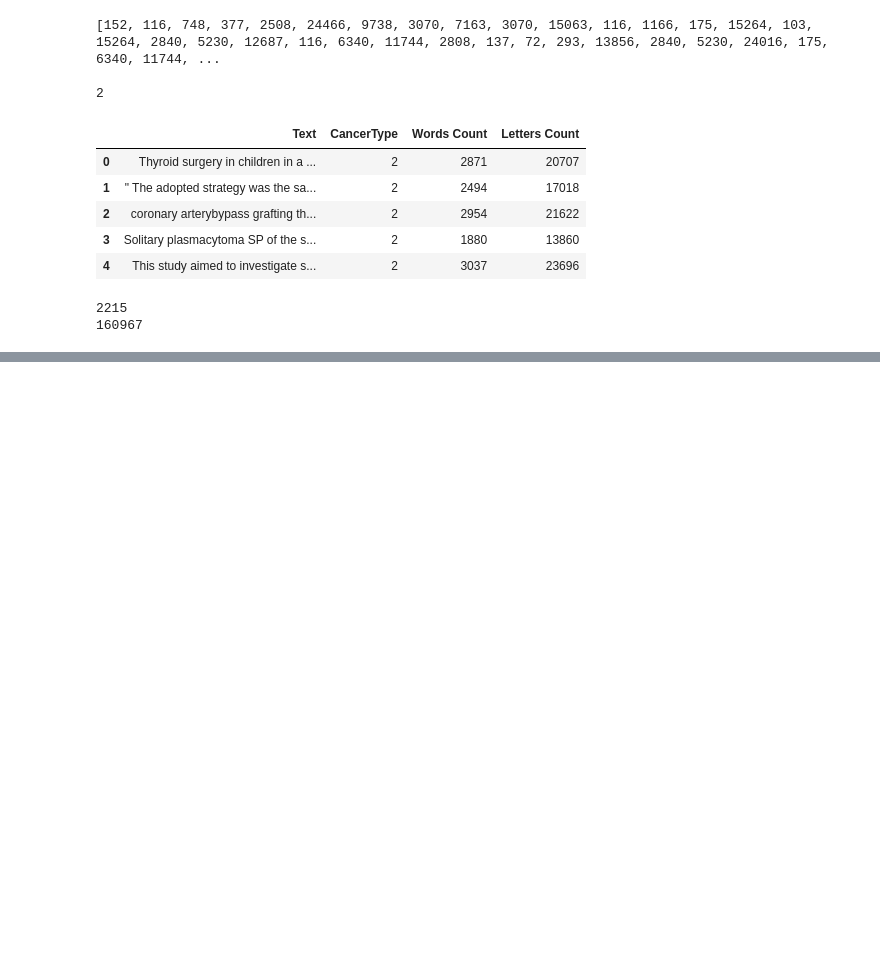
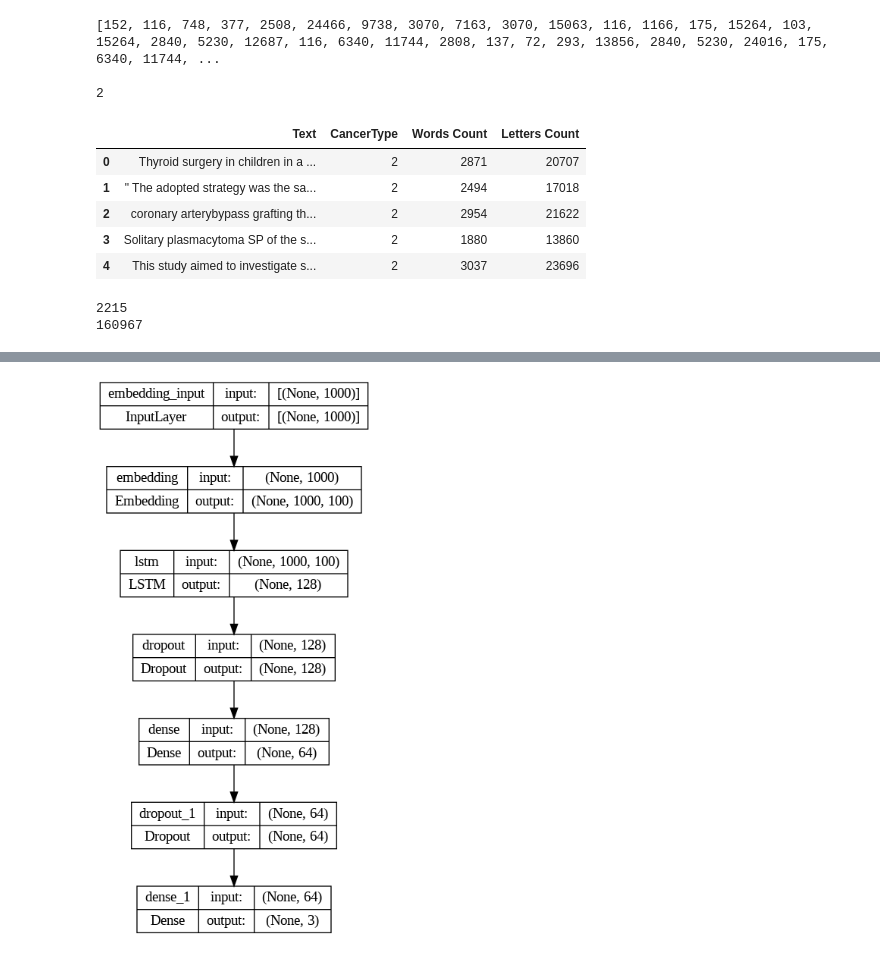
Before and after one commit to lsa3edii/NLP_Project, a Jupyter notebook: Multi_ClassificationCancer.ipynb, the cells around one changed output, grey strips where cells are left out. Cells and saved outputs as stored; diff of their text form; code cells hidden in the pictures; blank space fills up the shorter version.

```diff
--- a/Multi_ClassificationCancer.ipynb
+++ b/Multi_ClassificationCancer.ipynb
@@ -249,3 +274,7 @@ model.save('C:\\Users\\mooha\\jupyter\\NLP Project\\TextClassification\\model.h5
+# %%
+plot_model(model, show_shapes = True)
+# %% [output]
+[figure, added]
 # %%
 plt.plot(history.history['accuracy'], label = 'Training accuracy')
 plt.plot(history.history['val_accuracy'], label = 'Testing accuracy')
```
Also changed, not shown: parts of 21 cells of this notebook.
